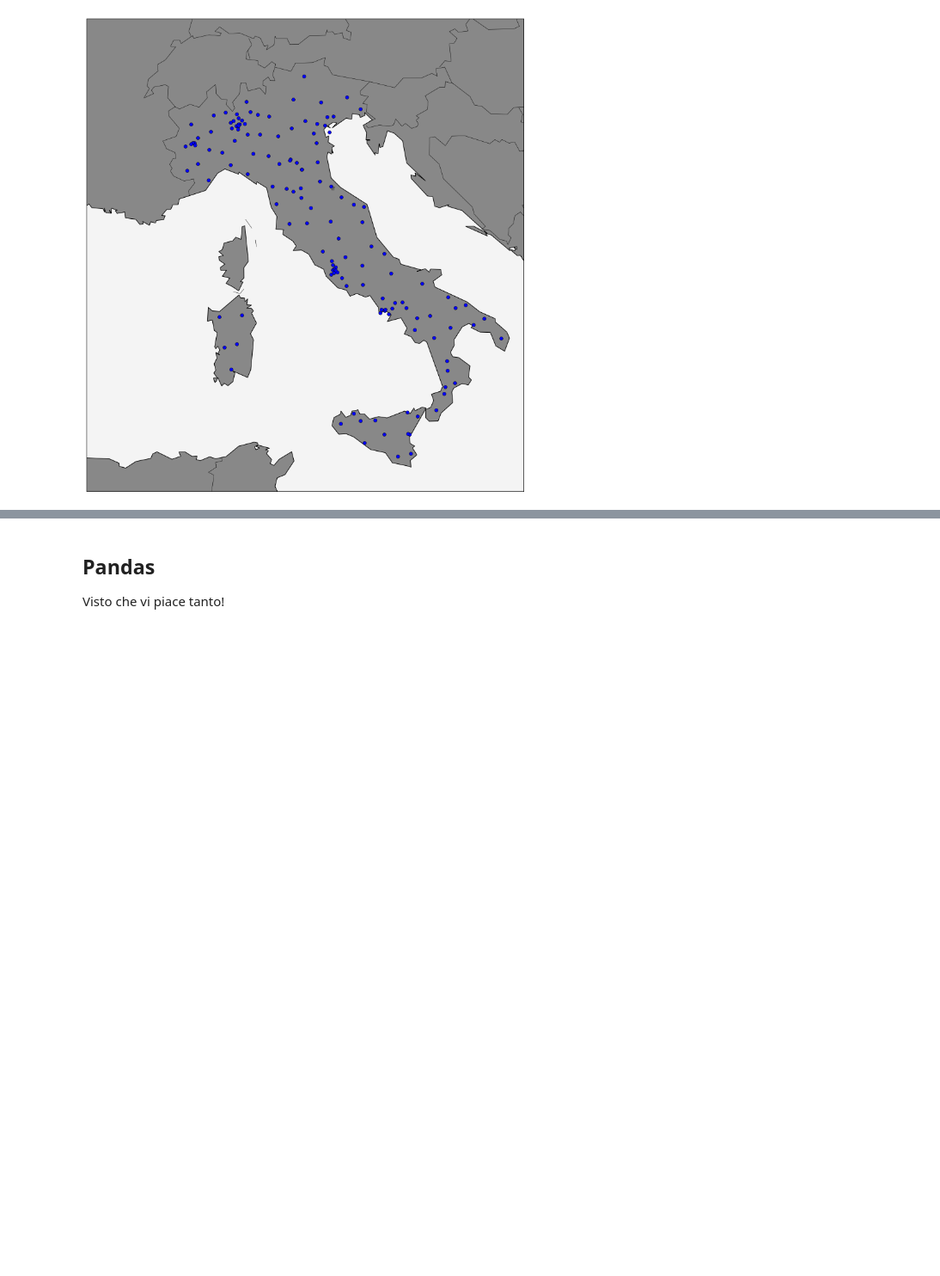
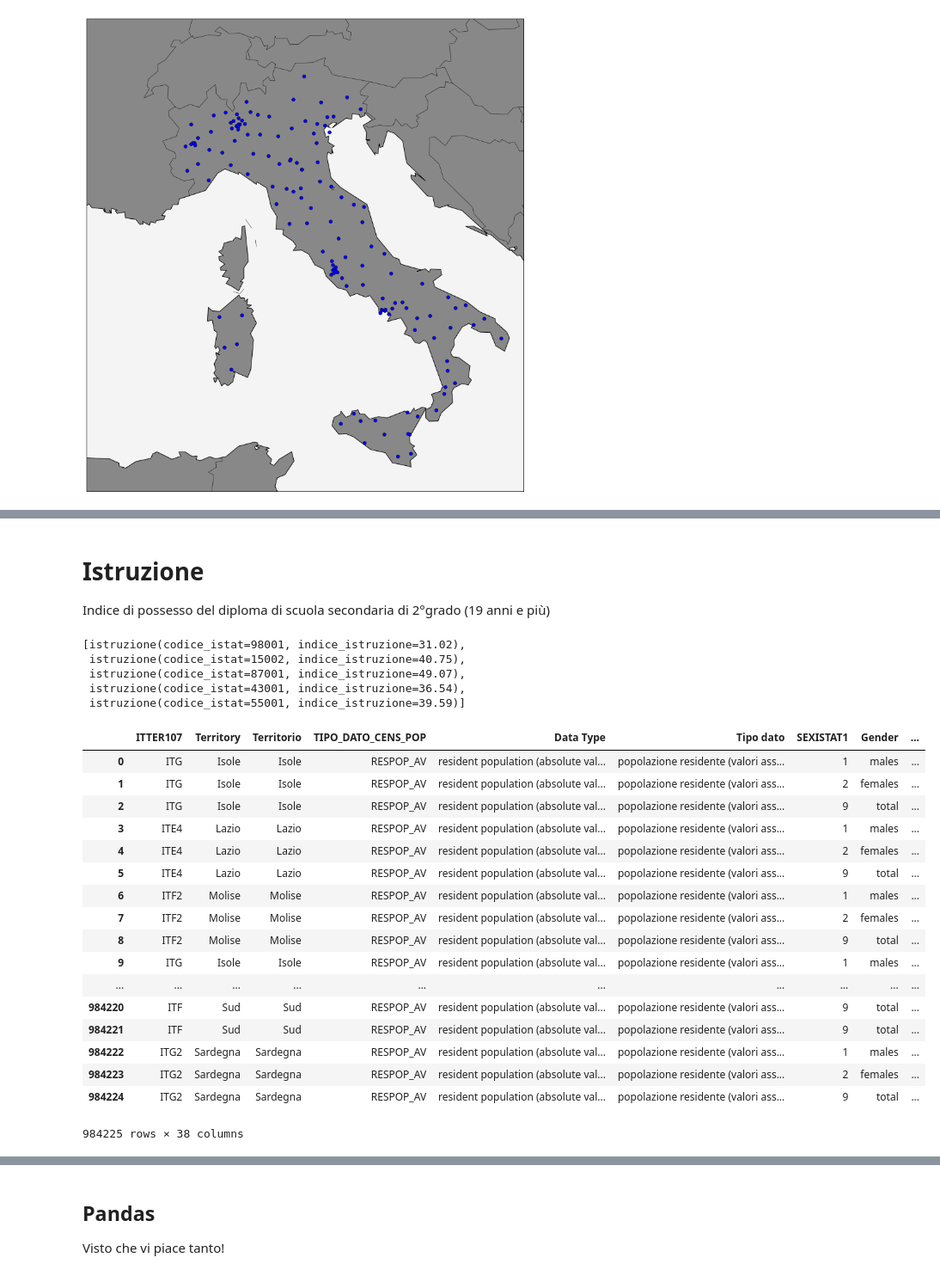
Before and after one commit to riccamastellone/BIP, a Jupyter notebook: Coordinates.ipynb, the cells around one changed output, grey strips where cells are left out. Shown: that part at 86% size. Cells and saved outputs as stored; diff of their text form; code cells hidden in the pictures; blank space fills up the shorter version.

```diff
--- a/Coordinates.ipynb
+++ b/Coordinates.ipynb
@@ -261,0 +299,59 @@ rddCoordinates.take(5)
+# %% [markdown]
+Istruzione
+===
+Indice di possesso del diploma di scuola secondaria di 2°grado (19 anni e più)
+# %%
+istruzione = namedtuple("istruzione", ['codice_istat','indice_istruzione'])
+
+def do_parse_istruzione(x):
+    return istruzione(
+        codice_istat = int(x[0][1:-1]),
+        indice_istruzione = float(x[15])
+        )
+
+def parse_istruzione(sc,filepath):
+    rawRdd = sc.textFile(filepath)
+    header = rawRdd.first()
+
+    # Togliamo l'header
+    rawRdd = rawRdd.filter(lambda x: x != header)
+    return rawRdd.map(lambda x: x.split("|")).filter(lambda x:
+           x[3] == '"EDU_RATE_YGE19"' and
+           x[6] == '"9"' and
+           x[0].find("IT") == -1
+           ).map(lambda x: do_parse_istruzione(x))
+
+rddIstruzione = parse_istruzione(sc,"dataset/ISTAT/istruzione.csv")
+
+rddIstruzione.take(5)
+# %% [output]
+[istruzione(codice_istat=98001, indice_istruzione=31.02),
+ istruzione(codice_istat=15002, indice_istruzione=40.75),
+ istruzione(codice_istat=87001, indice_istruzione=49.07),
+ istruzione(codice_istat=43001, indice_istruzione=36.54),
+ istruzione(codice_istat=55001, indice_istruzione=39.59)]
+# %%
+pd.set_option('display.max_columns', 500)
+pd.read_csv("dataset/ISTAT/occupazione.csv",sep='|')
+
+# % forza lavoro = forza lavoro / totale
+# % occupazione = occupato / forza lavoro
+# %% [output]
+|  | ITTER107 | Territory | Territorio | TIPO_DATO_CENS_POP | Data Type | Tipo dato | SEXISTAT1 | Gender | ... |
+| 0 | ITG | Isole | Isole | RESPOP_AV | resident population (absolute val... | popolazione residente (valori ass... | 1 | males | ... |
+| 1 | ITG | Isole | Isole | RESPOP_AV | resident population (absolute val... | popolazione residente (valori ass... | 2 | females | ... |
+| 2 | ITG | Isole | Isole | RESPOP_AV | resident population (absolute val... | popolazione residente (valori ass... | 9 | total | ... |
+| 3 | ITE4 | Lazio | Lazio | RESPOP_AV | resident population (absolute val... | popolazione residente (valori ass... | 1 | males | ... |
+| 4 | ITE4 | Lazio | Lazio | RESPOP_AV | resident population (absolute val... | popolazione residente (valori ass... | 2 | females | ... |
+| 5 | ITE4 | Lazio | Lazio | RESPOP_AV | resident population (absolute val... | popolazione residente (valori ass... | 9 | total | ... |
+| 6 | ITF2 | Molise | Molise | RESPOP_AV | resident population (absolute val... | popolazione residente (valori ass... | 1 | males | ... |
+| 7 | ITF2 | Molise | Molise | RESPOP_AV | resident population (absolute val... | popolazione residente (valori ass... | 2 | females | ... |
+| 8 | ITF2 | Molise | Molise | RESPOP_AV | resident population (absolute val... | popolazione residente (valori ass... | 9 | total | ... |
+| 9 | ITG | Isole | Isole | RESPOP_AV | resident population (absolute val... | popolazione residente (valori ass... | 1 | males | ... |
+| ... | ... | ... | ... | ... | ... | ... | ... | ... | ... |
+| 984220 | ITF | Sud | Sud | RESPOP_AV | resident population (absolute val... | popolazione residente (valori ass... | 9 | total | ... |
+| 984221 | ITF | Sud | Sud | RESPOP_AV | resident population (absolute val... | popolazione residente (valori ass... | 9 | total | ... |
+| 984222 | ITG2 | Sardegna | Sardegna | RESPOP_AV | resident population (absolute val... | popolazione residente (valori ass... | 1 | males | ... |
+| 984223 | ITG2 | Sardegna | Sardegna | RESPOP_AV | resident population (absolute val... | popolazione residente (valori ass... | 2 | females | ... |
+| 984224 | ITG2 | Sardegna | Sardegna | RESPOP_AV | resident population (absolute val... | popolazione residente (valori ass... | 9 | total | ... |
+984225 rows × 38 columns
```
Also changed, not shown: parts of 19 cells of this notebook, 19 other files.
